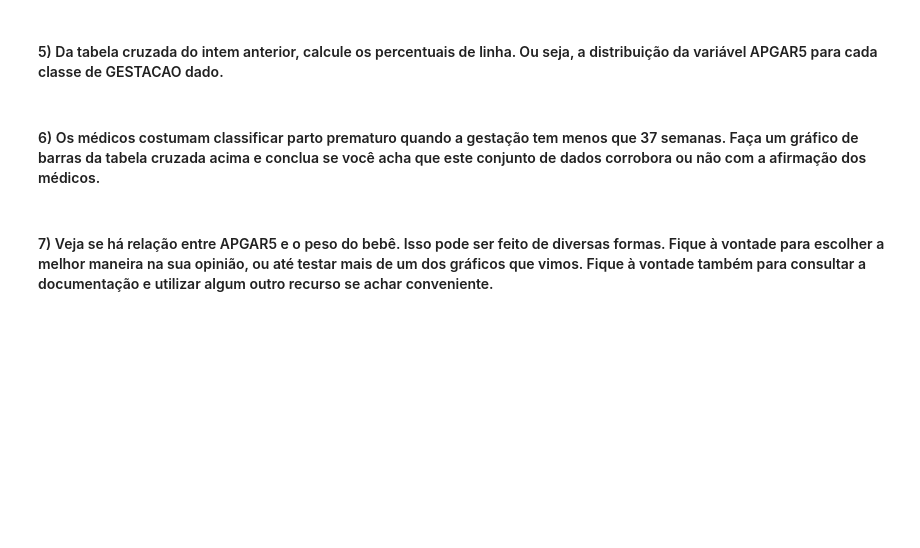
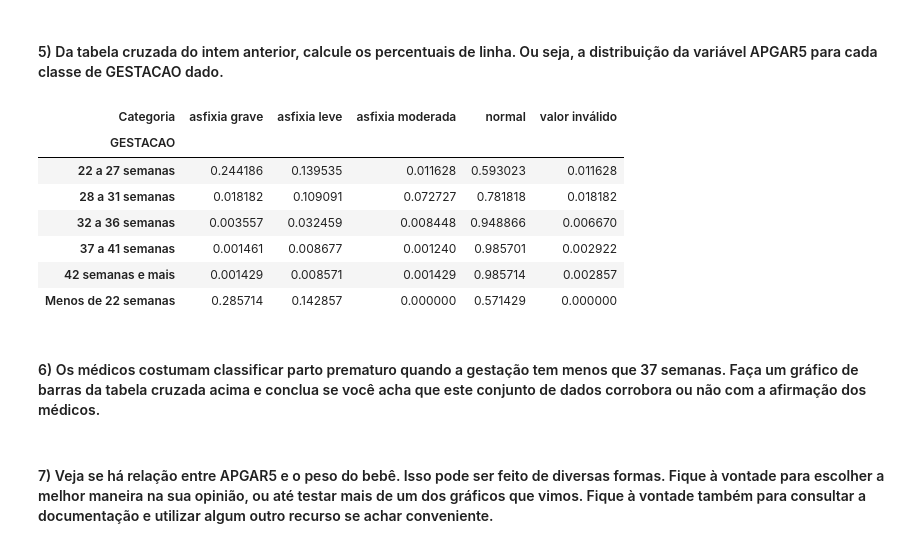
Before and after one commit to diogobr23/volta-zero, a Jupyter notebook: mod06 Tarefa 3 (1).ipynb, the cells around one changed output. Cells and saved outputs as stored; diff of their text form; code cells hidden in the pictures; blank space fills up the shorter version.

```diff
--- a/mod06 Tarefa 3 (1).ipynb
+++ b/mod06 Tarefa 3 (1).ipynb
@@ -58,5 +88,20 @@ Name: Categoria, dtype: int64
 # %% [markdown]
 ####  5) Da tabela cruzada do intem anterior, calcule os percentuais de linha. Ou seja, a distribuição da variável APGAR5 para cada classe de GESTACAO dado.
+# %%
+# Calculando os percentuais de linha
+percentual_tabelacruzada = cross_table.apply(lambda linha: linha / linha.sum(), axis=1)
+
+# Exibindo os percentuais de linha
+percentual_tabelacruzada
+# %% [output]
+| Categoria | asfixia grave | asfixia leve | asfixia moderada | normal | valor inválido |
+| GESTACAO |  |  |  |  |  |
+| 22 a 27 semanas | 0.244186 | 0.139535 | 0.011628 | 0.593023 | 0.011628 |
+| 28 a 31 semanas | 0.018182 | 0.109091 | 0.072727 | 0.781818 | 0.018182 |
+| 32 a 36 semanas | 0.003557 | 0.032459 | 0.008448 | 0.948866 | 0.006670 |
+| 37 a 41 semanas | 0.001461 | 0.008677 | 0.001240 | 0.985701 | 0.002922 |
+| 42 semanas e mais | 0.001429 | 0.008571 | 0.001429 | 0.985714 | 0.002857 |
+| Menos de 22 semanas | 0.285714 | 0.142857 | 0.000000 | 0.571429 | 0.000000 |
 # %% [markdown]
 ####  6) Os médicos costumam classificar parto prematuro quando a gestação tem menos que 37 semanas. Faça um gráfico de barras da tabela cruzada acima e conclua se você acha que este conjunto de dados corrobora ou não com a afirmação dos médicos.
 # %% [markdown]
```
Also changed, not shown: parts of 4 cells of this notebook.
